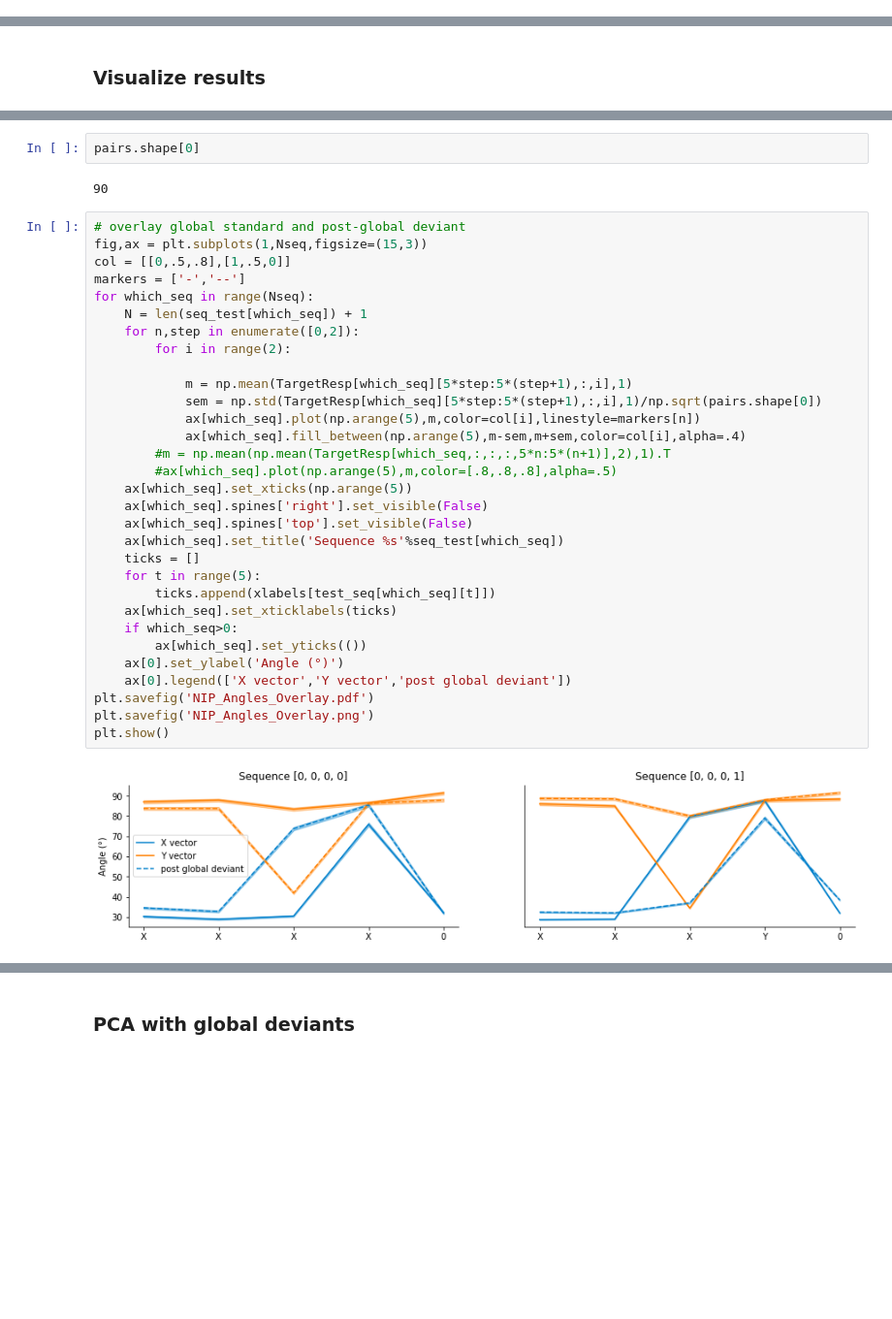
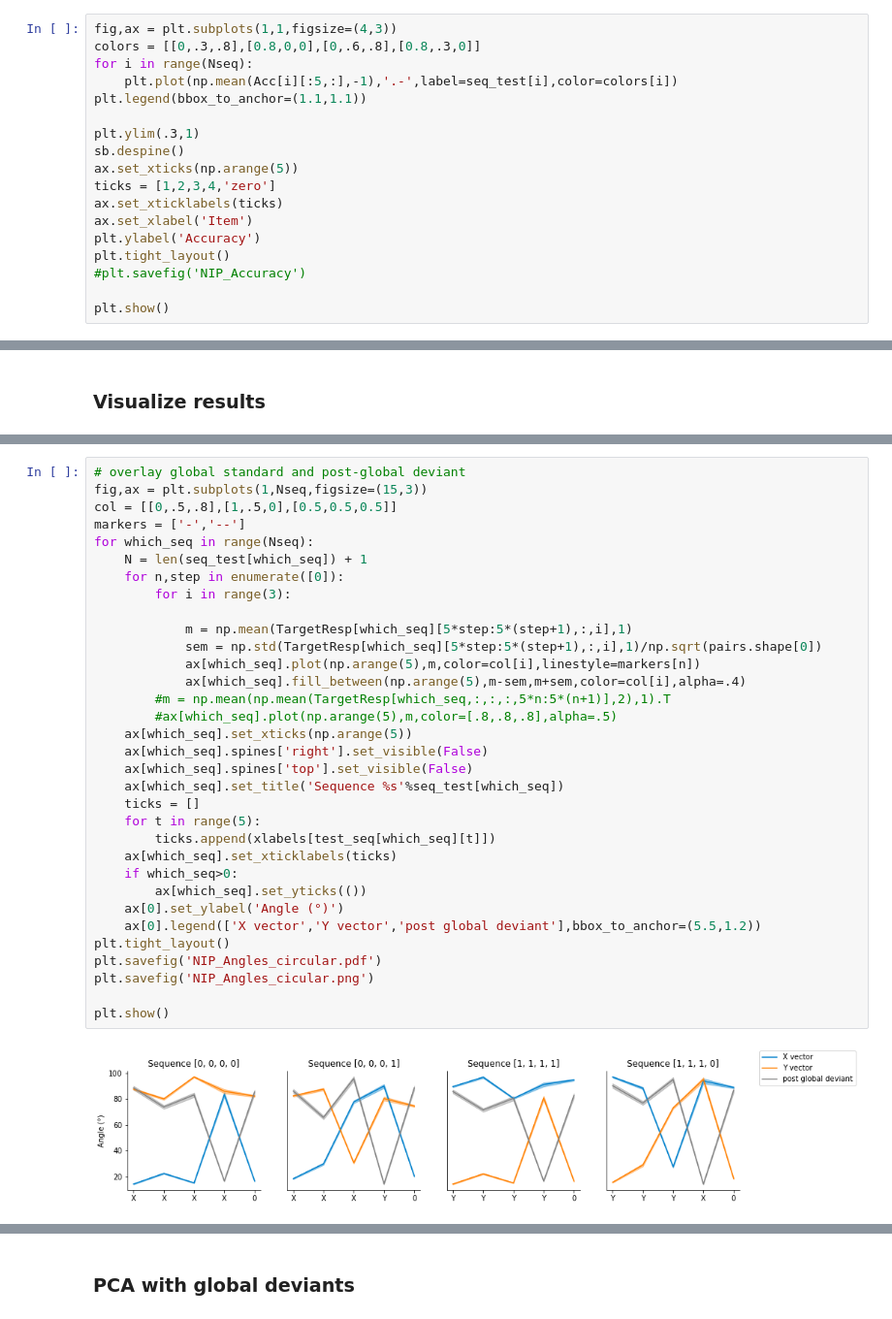
Before and after one commit to mebellet/RNNlocalglobal, a Jupyter notebook: RNN-Generalization.ipynb, the cells around one changed output, grey strips where cells are left out. Shown at 97% size. Drawn from its saved outputs; the diff is of its cells as text; blank space fills up the shorter version.

```diff
--- a/RNN-Generalization.ipynb
+++ b/RNN-Generalization.ipynb
@@ -431,3 +469,21 @@ Known stimuli; Accuracy for last in sequence [1, 1, 1, 0]: 1.000, 10shot: 1.000
+# %%
+fig,ax = plt.subplots(1,1,figsize=(4,3))
+colors = [[0,.3,.8],[0.8,0,0],[0,.6,.8],[0.8,.3,0]]
+for i in range(Nseq):
+    plt.plot(np.mean(Acc[i][:5,:],-1),'.-',label=seq_test[i],color=colors[i])
+plt.legend(bbox_to_anchor=(1.1,1.1))
+
+plt.ylim(.3,1)
+sb.despine()
+ax.set_xticks(np.arange(5))
+ticks = [1,2,3,4,'zero']
+ax.set_xticklabels(ticks)
+ax.set_xlabel('Item')
+plt.ylabel('Accuracy')
+plt.tight_layout()
+#plt.savefig('NIP_Accuracy')
+
+plt.show()
 # %%
 plt.plot(Loss)
 
@@ -540,37 +597,35 @@ plt.show()
-# %%
-pairs.shape[0]
-# %% [output]
-90
 # %%
 # overlay global standard and post-global deviant
 fig,ax = plt.subplots(1,Nseq,figsize=(15,3))
-col = [[0,.5,.8],[1,.5,0]]
+col = [[0,.5,.8],[1,.5,0],[0.5,0.5,0.5]]
 markers = ['-','--']
 for which_seq in range(Nseq):
     N = len(seq_test[which_seq]) + 1
-    for n,step in enumerate([0,2]):
-        for i in range(2):
+    for n,step in enumerate([0]):
+        for i in range(3):
 
             m = np.mean(TargetResp[which_seq][5*step:5*(step+1),:,i],1)
             sem = np.std(TargetResp[which_seq][5*step:5*(step+1),:,i],1)/np.sqrt(pairs.shape[0])
             ax[which_seq].plot(np.arange(5),m,color=col[i],linestyle=markers[n])
             ax[which_seq].fill_between(np.arange(5),m-sem,m+sem,color=col[i],alpha=.4)
         #m = np.mean(np.mean(TargetResp[which_seq,:,:,:,5*n:5*(n+1)],2),1).T
         #ax[which_seq].plot(np.arange(5),m,color=[.8,.8,.8],alpha=.5)
     ax[which_seq].set_xticks(np.arange(5))
     ax[which_seq].spines['right'].set_visible(False)
     ax[which_seq].spines['top'].set_visible(False)
     ax[which_seq].set_title('Sequence %s'%seq_test[which_seq])
     ticks = []
     for t in range(5):
         ticks.append(xlabels[test_seq[which_seq][t]])
     ax[which_seq].set_xticklabels(ticks)
     if which_seq>0:
         ax[which_seq].set_yticks(())
     ax[0].set_ylabel('Angle (°)')
-    ax[0].legend(['X vector','Y vector','post global deviant'])
-plt.savefig('NIP_Angles_Overlay.pdf')
-plt.savefig('NIP_Angles_Overlay.png')
+    ax[0].legend(['X vector','Y vector','post global deviant'],bbox_to_anchor=(5.5,1.2))
+plt.tight_layout()
+plt.savefig('NIP_Angles_circular.pdf')
+plt.savefig('NIP_Angles_cicular.png')
+
 plt.show()
 # %% [output]
-[figure, old version]
+[figure, new version]
```
Also changed, not shown: parts of 57 cells of this notebook, 2 other files.
